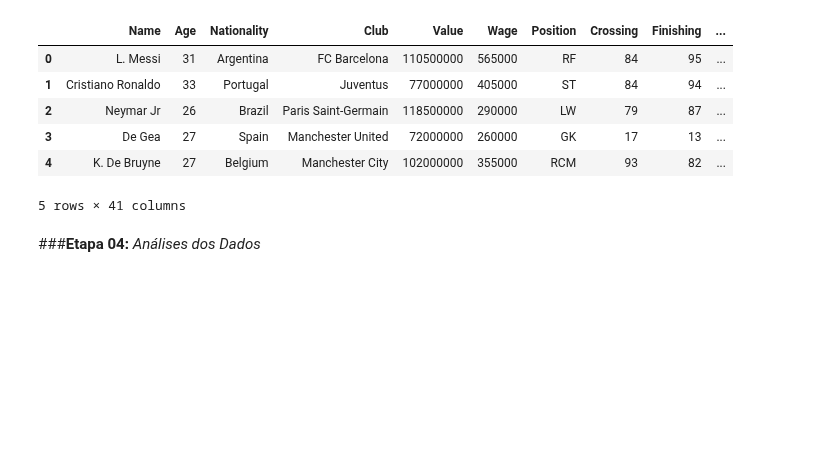
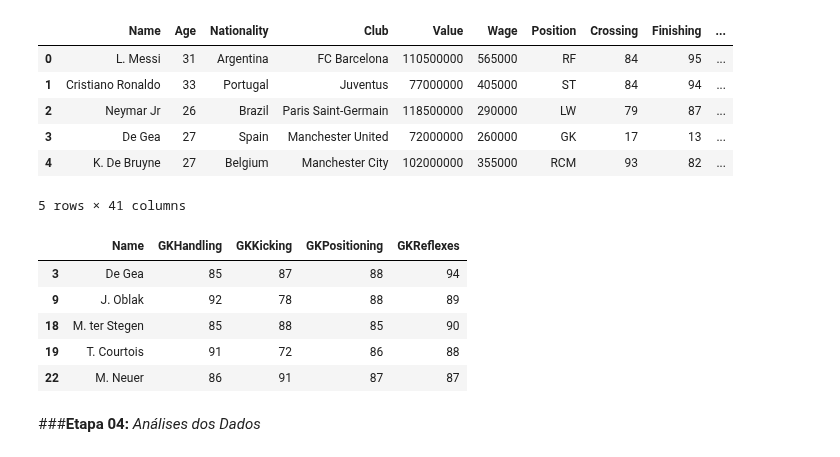
Before and after one commit to matheuspfferreira/python_data_science, a Jupyter notebook: Jogadores de Futebol - 04/notebook/nb_jogadores_futebol.ipynb, the cells around one changed output. Drawn from its saved outputs; the diff is of its cells as text; code cells hidden in the pictures; blank space fills up the shorter version.

```diff
--- a/Jogadores de Futebol - 04/notebook/nb_jogadores_futebol.ipynb
+++ b/Jogadores de Futebol - 04/notebook/nb_jogadores_futebol.ipynb
@@ -85,6 +85,19 @@ df_jogadores.head()
 | 3 | De Gea | 27 | Spain | Manchester United | 72000000 | 260000 | GK | 17 | 13 | ... |
 | 4 | K. De Bruyne | 27 | Belgium | Manchester City | 102000000 | 355000 | RCM | 93 | 82 | ... |
 5 rows × 41 columns
+# %%
+# Obtendo todos os goleiros do dataframe e seus atributos
+posicao = 'GK'
+colunas = ['Name', 'GKHandling', 'GKKicking', 'GKPositioning', 'GKReflexes']
+df_goleiros = df_jogadores.query('@posicao in Position')[colunas]
+df_goleiros.head()
+# %% [output]
+|  | Name | GKHandling | GKKicking | GKPositioning | GKReflexes |
+| 3 | De Gea | 85 | 87 | 88 | 94 |
+| 9 | J. Oblak | 92 | 78 | 88 | 89 |
+| 18 | M. ter Stegen | 85 | 88 | 85 | 90 |
+| 19 | T. Courtois | 91 | 72 | 86 | 88 |
+| 22 | M. Neuer | 86 | 91 | 87 | 87 |
 # %% [markdown]
 ###**Etapa 04:** *Análises dos Dados*
 # %%
```
Also changed, not shown: parts of 3 cells of this notebook.
